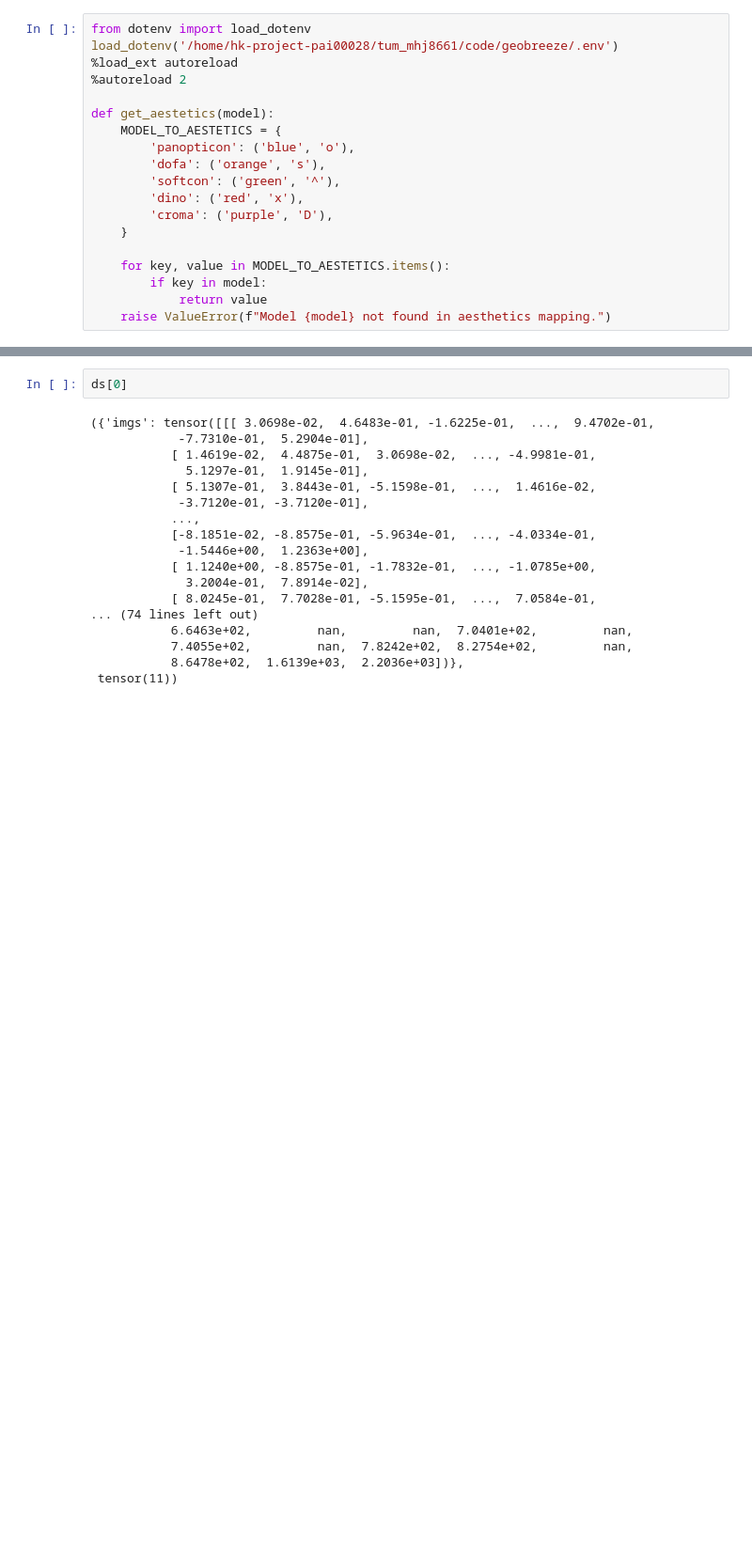
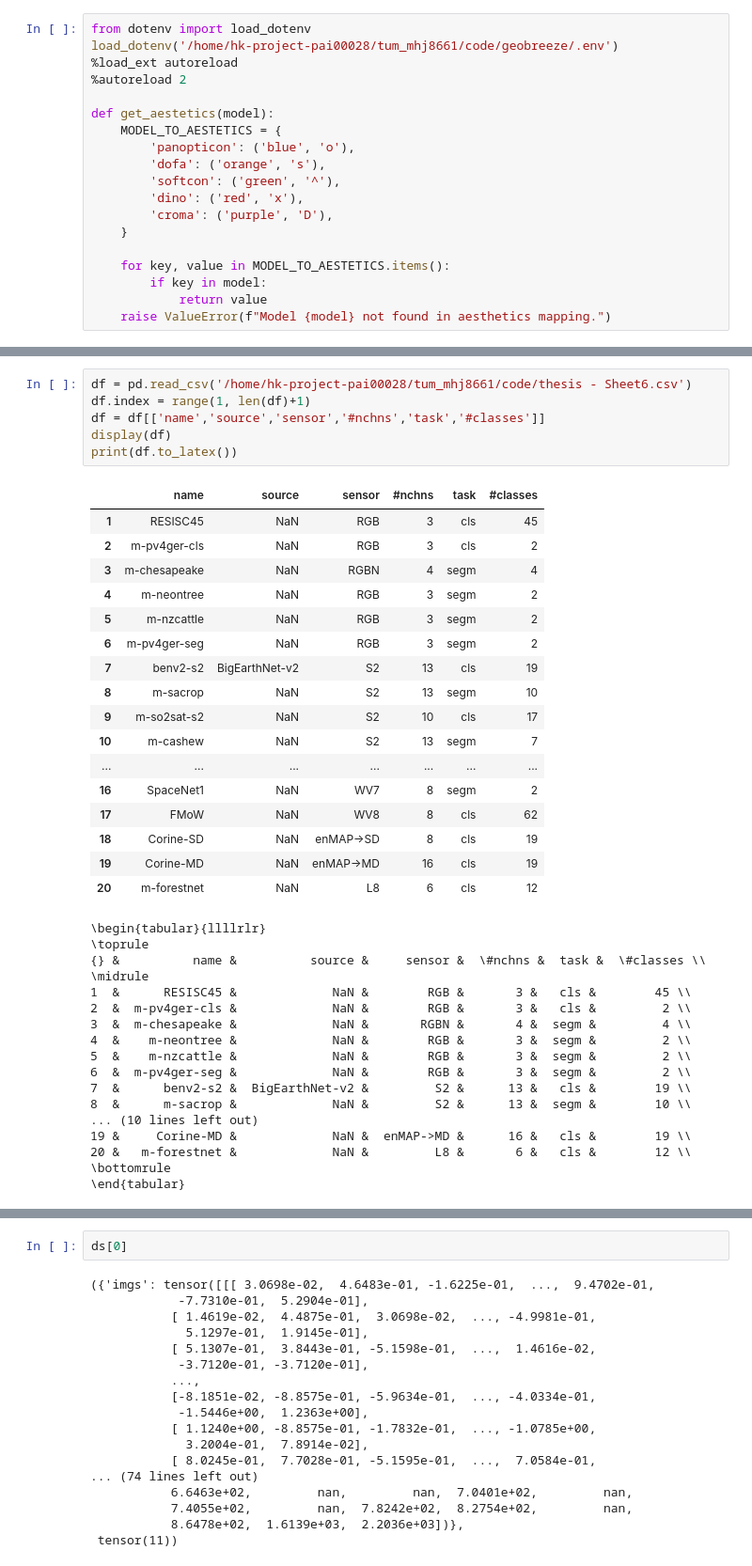
Before and after one commit to geobreeze/geobreeze, a Jupyter notebook: gb.ipynb, the cells around one changed output, grey strips where cells are left out. Shown at 94% size. Cells and saved outputs as stored; diff of their text form; blank space fills up the shorter version.

```diff
--- a/gb.ipynb
+++ b/gb.ipynb
@@ -19,0 +663,41 @@ def get_aestetics(model):
+# %%
+df = pd.read_csv('/home/hk-project-pai00028/tum_mhj8661/code/thesis - Sheet6.csv')
+df.index = range(1, len(df)+1)
+df = df[['name','source','sensor','#nchns','task','#classes']]
+display(df)
+print(df.to_latex())
+# %% [output]
+|  | name | source | sensor | #nchns | task | #classes |
+| 1 | RESISC45 | NaN | RGB | 3 | cls | 45 |
+| 2 | m-pv4ger-cls | NaN | RGB | 3 | cls | 2 |
+| 3 | m-chesapeake | NaN | RGBN | 4 | segm | 4 |
+| 4 | m-neontree | NaN | RGB | 3 | segm | 2 |
+| 5 | m-nzcattle | NaN | RGB | 3 | segm | 2 |
+| 6 | m-pv4ger-seg | NaN | RGB | 3 | segm | 2 |
+| 7 | benv2-s2 | BigEarthNet-v2 | S2 | 13 | cls | 19 |
+| 8 | m-sacrop | NaN | S2 | 13 | segm | 10 |
+| 9 | m-so2sat-s2 | NaN | S2 | 10 | cls | 17 |
+| 10 | m-cashew | NaN | S2 | 13 | segm | 7 |
+| ... | ... | ... | ... | ... | ... | ... |
+| 16 | SpaceNet1 | NaN | WV7 | 8 | segm | 2 |
+| 17 | FMoW | NaN | WV8 | 8 | cls | 62 |
+| 18 | Corine-SD | NaN | enMAP->SD | 8 | cls | 19 |
+| 19 | Corine-MD | NaN | enMAP->MD | 16 | cls | 19 |
+| 20 | m-forestnet | NaN | L8 | 6 | cls | 12 |
+\begin{tabular}{llllrlr}
+\toprule
+{} &          name &          source &     sensor &  \#nchns &  task &  \#classes \\
+\midrule
+1  &      RESISC45 &             NaN &        RGB &       3 &   cls &        45 \\
+2  &  m-pv4ger-cls &             NaN &        RGB &       3 &   cls &         2 \\
+3  &  m-chesapeake &             NaN &       RGBN &       4 &  segm &         4 \\
+4  &    m-neontree &             NaN &        RGB &       3 &  segm &         2 \\
+5  &    m-nzcattle &             NaN &        RGB &       3 &  segm &         2 \\
+6  &  m-pv4ger-seg &             NaN &        RGB &       3 &  segm &         2 \\
+7  &      benv2-s2 &  BigEarthNet-v2 &         S2 &      13 &   cls &        19 \\
+8  &      m-sacrop &             NaN &         S2 &      13 &  segm &        10 \\
+... (10 lines left out)
+19 &     Corine-MD &             NaN &  enMAP->MD &      16 &   cls &        19 \\
+20 &   m-forestnet &             NaN &         L8 &       6 &   cls &        12 \\
+\bottomrule
+\end{tabular}
```
Also changed, not shown: parts of 31 cells of this notebook, 25 other files.
